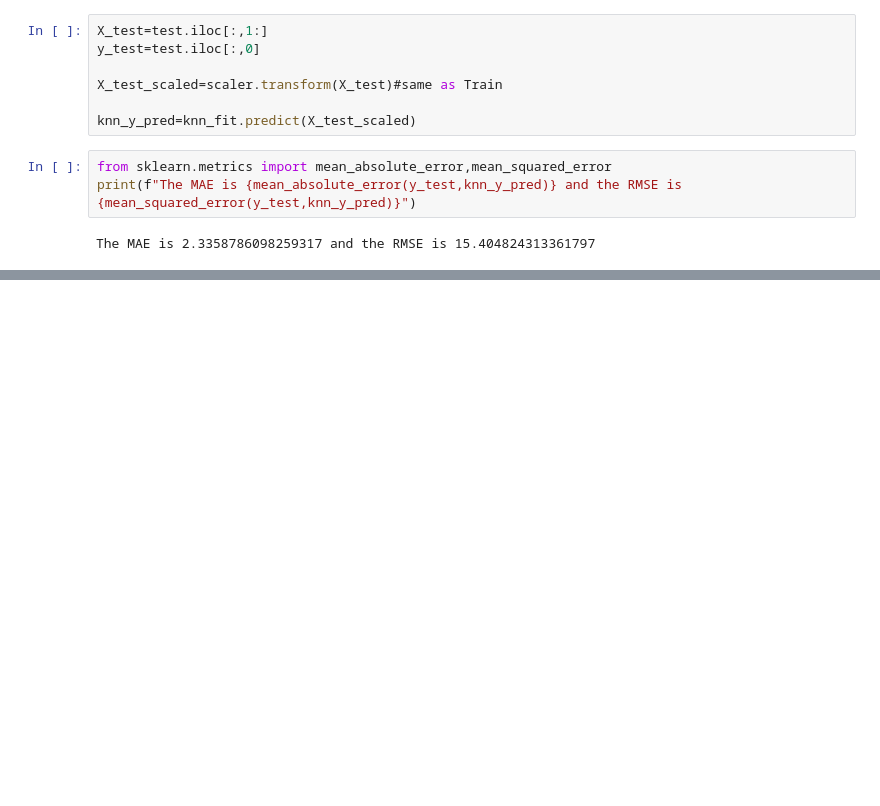
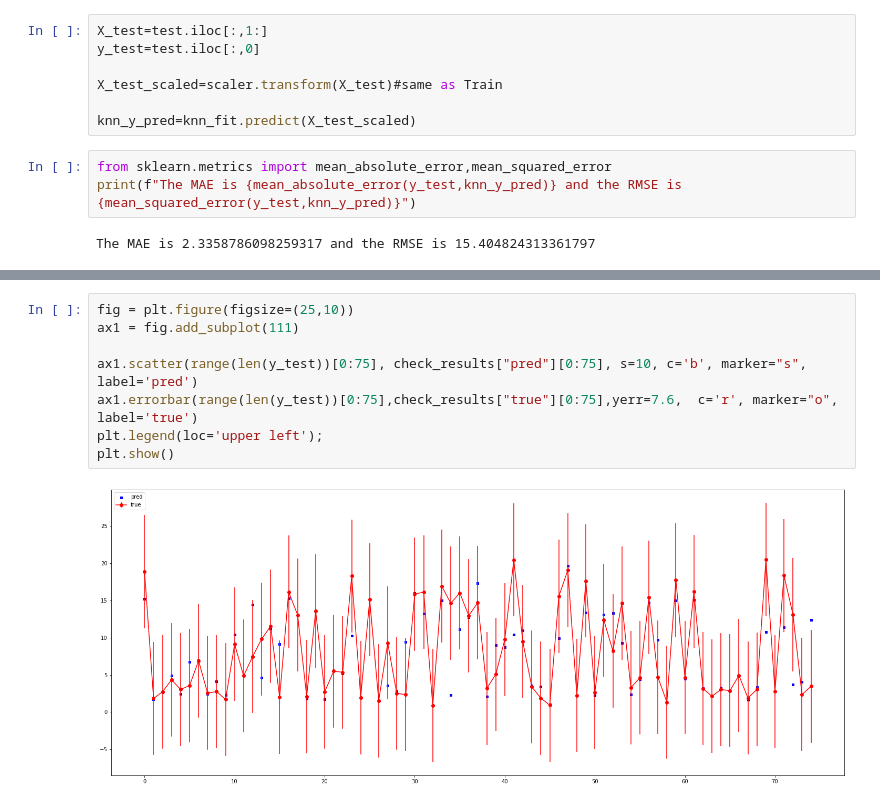
Before and after one commit to joofio/ds-curriculum, a Jupyter notebook: regression-ml/regression-ml.ipynb, the cells around one changed output, grey strips where cells are left out. Drawn from its saved outputs; the diff is of its cells as text; blank space fills up the shorter version.

```diff
--- a/regression-ml/regression-ml.ipynb
+++ b/regression-ml/regression-ml.ipynb
@@ -253,0 +306,10 @@ sns.scatterplot(x=range(len(y_test)),data=check_results,y="pred",hue="error",pal
+# %%
+fig = plt.figure(figsize=(25,10))
+ax1 = fig.add_subplot(111)
+
+ax1.scatter(range(len(y_test))[0:75], check_results["pred"][0:75], s=10, c='b', marker="s", label='pred')
+ax1.errorbar(range(len(y_test))[0:75],check_results["true"][0:75],yerr=7.6,  c='r', marker="o", label='true')
+plt.legend(loc='upper left');
+plt.show()
+# %% [output]
+[figure, added]
```
Also changed, not shown: parts of 15 cells of this notebook, 1 other file.
